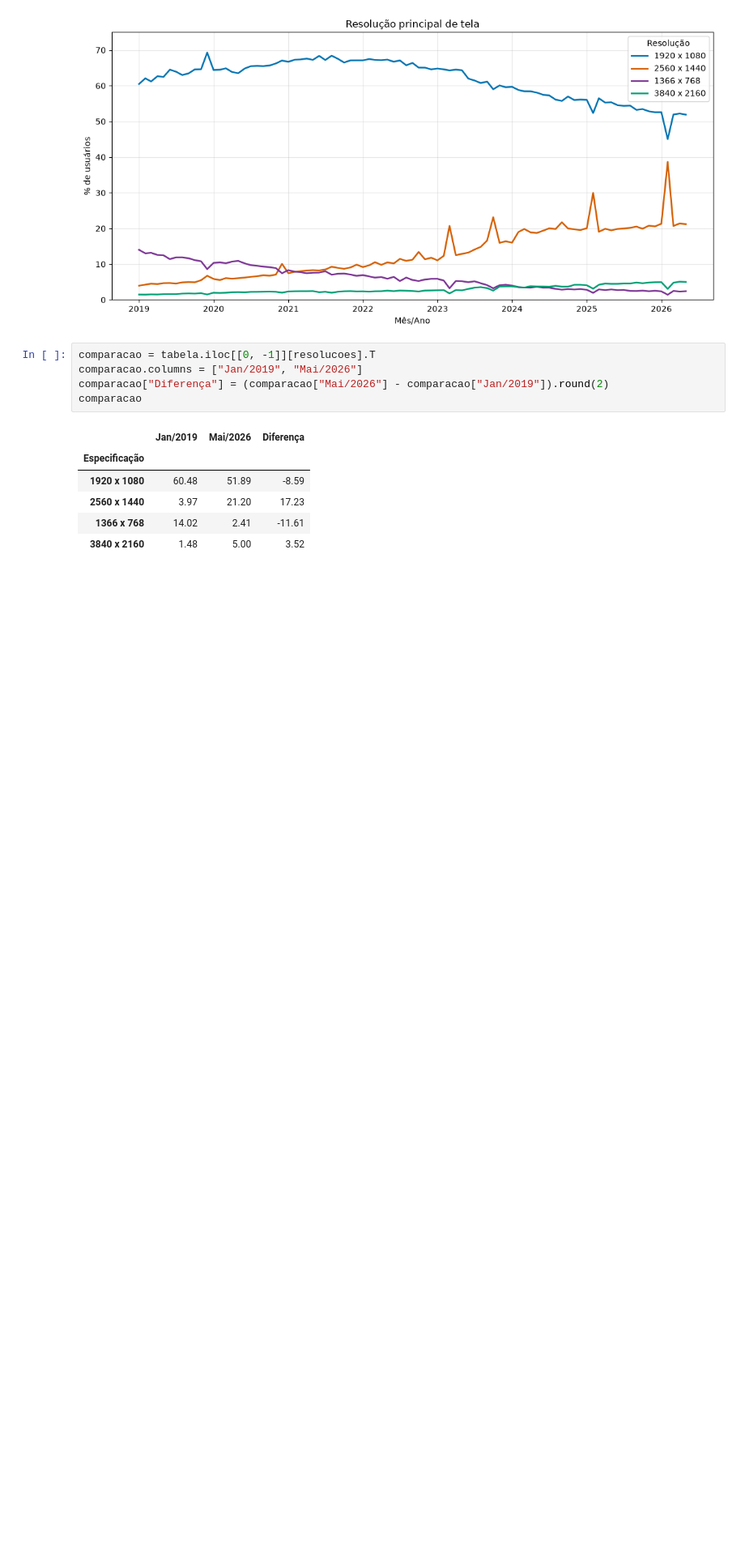
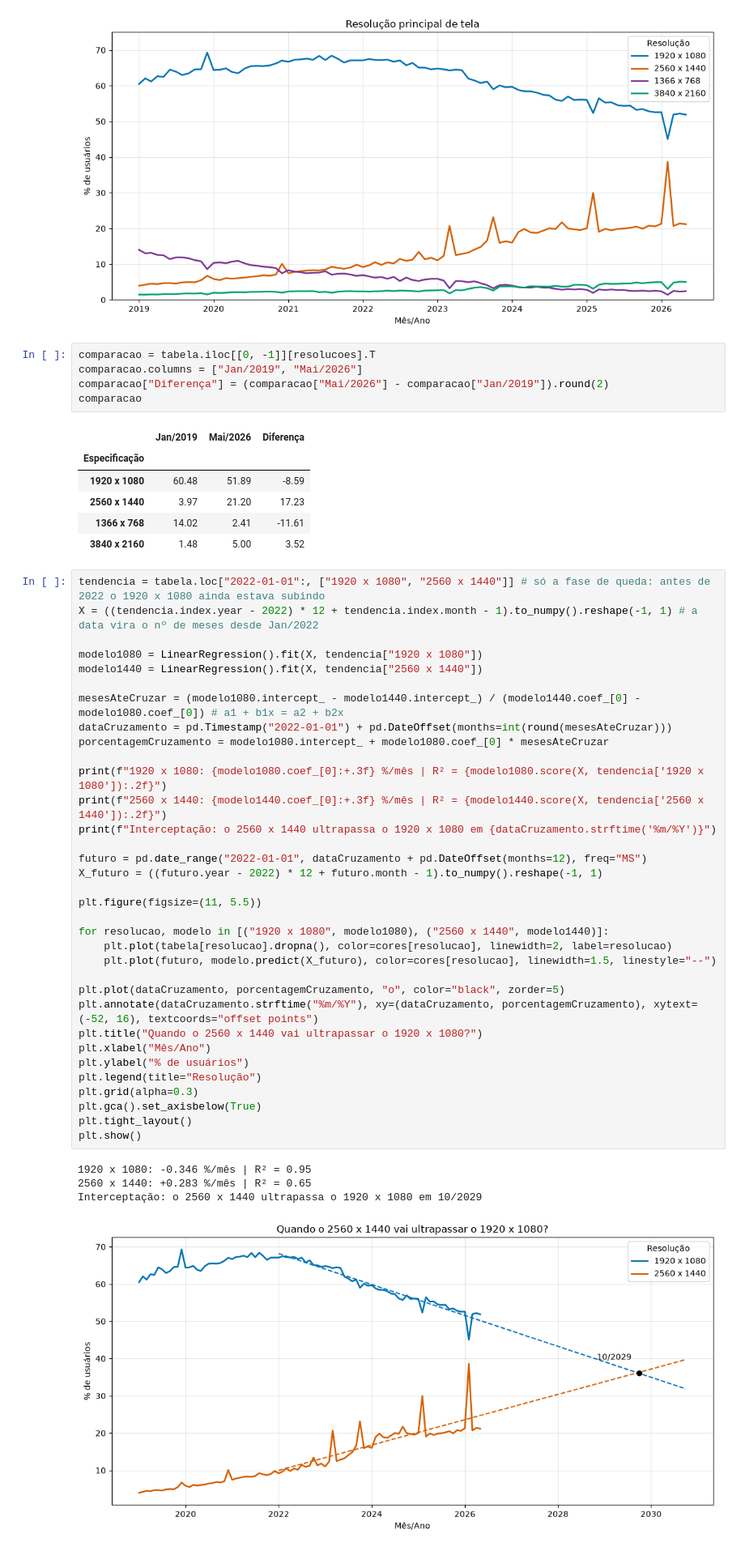
Before and after one commit to caiopaiva92/Trabalho-ICD-, a Jupyter notebook: Análise dos dados/analise_monitores.ipynb, the cells around one changed output. Shown at 81% size. Cells and saved outputs as stored; diff of their text form; blank space fills up the shorter version.

Commit message:
fazendo a regrassão linear

```diff
--- a/Análise dos dados/analise_monitores.ipynb
+++ b/Análise dos dados/analise_monitores.ipynb
@@ -95,3 +96,42 @@ comparacao
 | 2560 x 1440 | 3.97 | 21.20 | 17.23 |
 | 1366 x 768 | 14.02 | 2.41 | -11.61 |
 | 3840 x 2160 | 1.48 | 5.00 | 3.52 |
+# %%
+tendencia = tabela.loc["2022-01-01":, ["1920 x 1080", "2560 x 1440"]] # só a fase de queda: antes de 2022 o 1920 x 1080 ainda estava subindo
+X = ((tendencia.index.year - 2022) * 12 + tendencia.index.month - 1).to_numpy().reshape(-1, 1) # a data vira o nº de meses desde Jan/2022
+
+modelo1080 = LinearRegression().fit(X, tendencia["1920 x 1080"])
+modelo1440 = LinearRegression().fit(X, tendencia["2560 x 1440"])
+
+mesesAteCruzar = (modelo1080.intercept_ - modelo1440.intercept_) / (modelo1440.coef_[0] - modelo1080.coef_[0]) # a1 + b1x = a2 + b2x
+dataCruzamento = pd.Timestamp("2022-01-01") + pd.DateOffset(months=int(round(mesesAteCruzar)))
+porcentagemCruzamento = modelo1080.intercept_ + modelo1080.coef_[0] * mesesAteCruzar
+
+print(f"1920 x 1080: {modelo1080.coef_[0]:+.3f} %/mês | R² = {modelo1080.score(X, tendencia['1920 x 1080']):.2f}")
+print(f"2560 x 1440: {modelo1440.coef_[0]:+.3f} %/mês | R² = {modelo1440.score(X, tendencia['2560 x 1440']):.2f}")
+print(f"Interceptação: o 2560 x 1440 ultrapassa o 1920 x 1080 em {dataCruzamento.strftime('%m/%Y')}")
+
+futuro = pd.date_range("2022-01-01", dataCruzamento + pd.DateOffset(months=12), freq="MS")
+X_futuro = ((futuro.year - 2022) * 12 + futuro.month - 1).to_numpy().reshape(-1, 1)
+
+plt.figure(figsize=(11, 5.5))
+
+for resolucao, modelo in [("1920 x 1080", modelo1080), ("2560 x 1440", modelo1440)]:
+    plt.plot(tabela[resolucao].dropna(), color=cores[resolucao], linewidth=2, label=resolucao)
+    plt.plot(futuro, modelo.predict(X_futuro), color=cores[resolucao], linewidth=1.5, linestyle="--")
+
+plt.plot(dataCruzamento, porcentagemCruzamento, "o", color="black", zorder=5)
+plt.annotate(dataCruzamento.strftime("%m/%Y"), xy=(dataCruzamento, porcentagemCruzamento), xytext=(-52, 16), textcoords="offset points")
+plt.title("Quando o 2560 x 1440 vai ultrapassar o 1920 x 1080?")
+plt.xlabel("Mês/Ano")
+plt.ylabel("% de usuários")
+plt.legend(title="Resolução")
+plt.grid(alpha=0.3)
+plt.gca().set_axisbelow(True)
+plt.tight_layout()
+plt.show()
+# %% [output]
+1920 x 1080: -0.346 %/mês | R² = 0.95
+2560 x 1440: +0.283 %/mês | R² = 0.65
+Interceptação: o 2560 x 1440 ultrapassa o 1920 x 1080 em 10/2029
+[figure, added]
```
Also changed, not shown: parts of 1 cell of this notebook.
